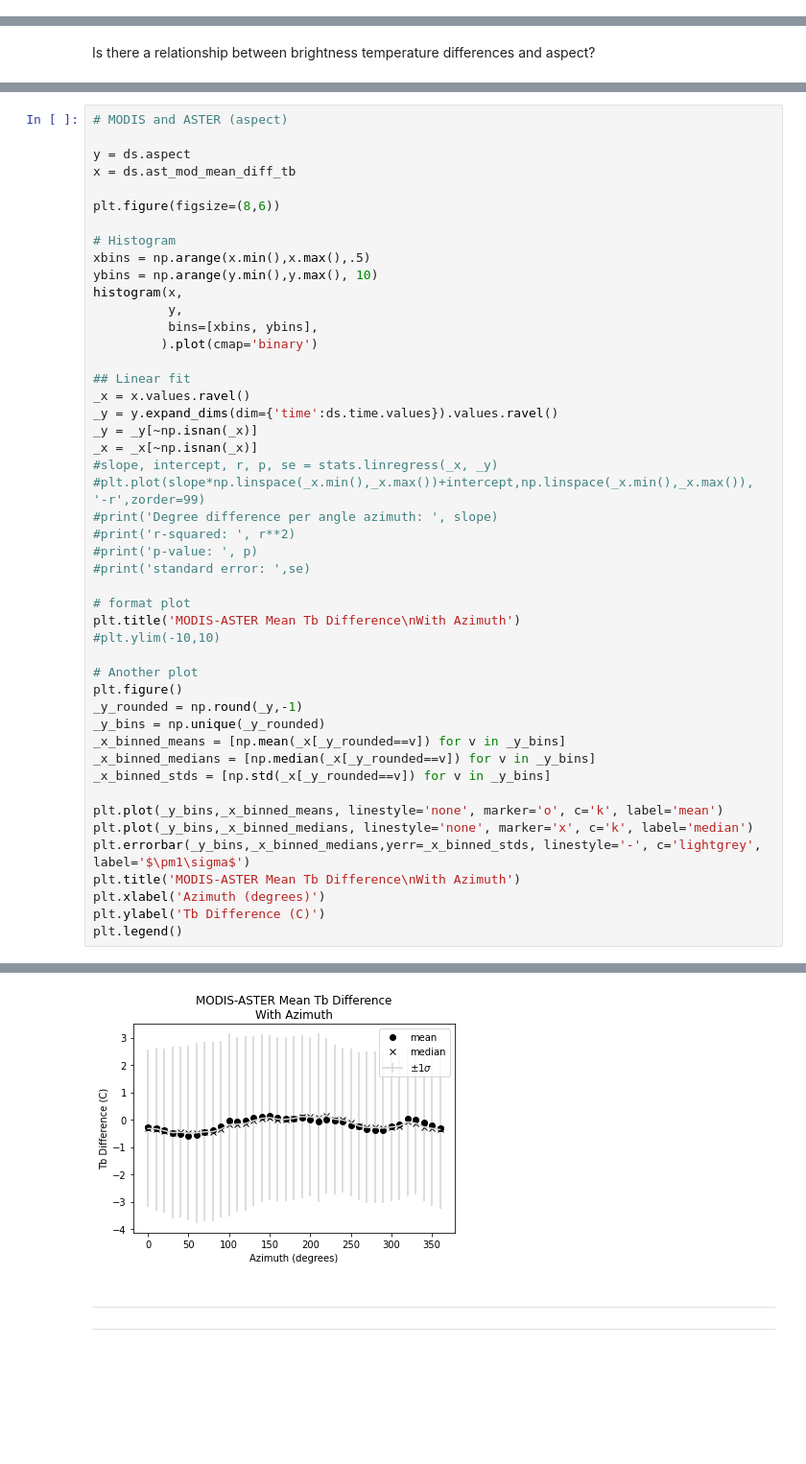
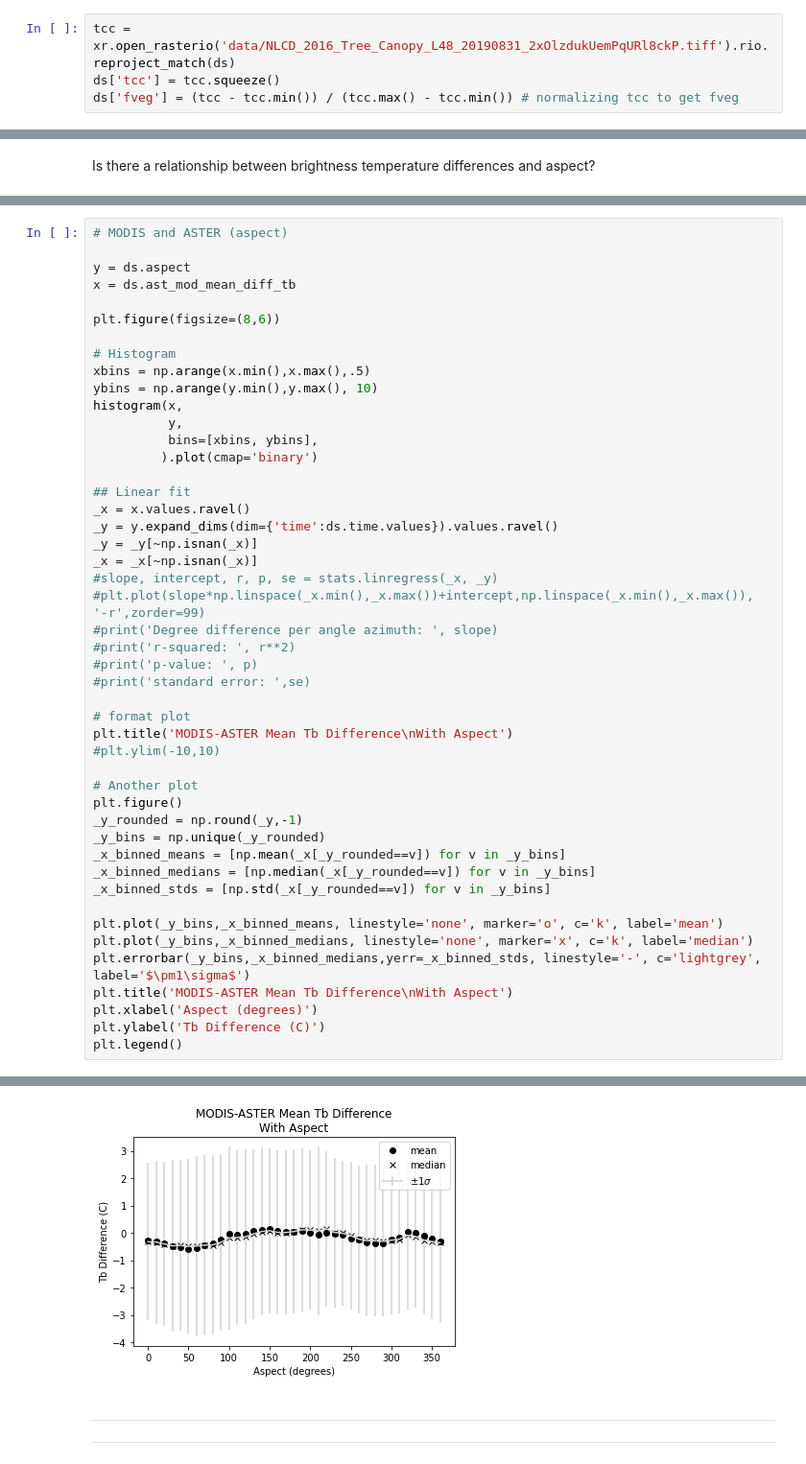
Before and after one commit to spestana/goes-cues, a Jupyter notebook: plot-raster-datasets-2.ipynb, the cells around one changed output, grey strips where cells are left out. Shown at 96% size. Drawn from its saved outputs; the diff is of its cells as text; blank space fills up the shorter version.

```diff
--- a/plot-raster-datasets-2.ipynb
+++ b/plot-raster-datasets-2.ipynb
@@ -145,3 +147,7 @@ Warning! No geotransform defined. Choosing a standard one! (Top left cell's top
+# %%
+tcc = xr.open_rasterio('data/NLCD_2016_Tree_Canopy_L48_20190831_2xOlzdukUemPqURl8ckP.tiff').rio.reproject_match(ds)
+ds['tcc'] = tcc.squeeze()
+ds['fveg'] = (tcc - tcc.min()) / (tcc.max() - tcc.min()) # normalizing tcc to get fveg
 # %%
 plt.figure()
 ds.isel(time=1).ast_mod_mean_diff_tb.plot()
@@ -552,7 +652,7 @@ _x = _x[~np.isnan(_x)]
 #print('standard error: ',se)
 
 # format plot
-plt.title('MODIS-ASTER Mean Tb Difference\nWith Azimuth')
+plt.title('MODIS-ASTER Mean Tb Difference\nWith Aspect')
 #plt.ylim(-10,10)
 
 # Another plot
@@ -566,8 +666,8 @@ _x_binned_stds = [np.std(_x[_y_rounded==v]) for v in _y_bins]
 plt.plot(_y_bins,_x_binned_means, linestyle='none', marker='o', c='k', label='mean')
 plt.plot(_y_bins,_x_binned_medians, linestyle='none', marker='x', c='k', label='median')
 plt.errorbar(_y_bins,_x_binned_medians,yerr=_x_binned_stds, linestyle='-', c='lightgrey', label='$\pm1\sigma$')
-plt.title('MODIS-ASTER Mean Tb Difference\nWith Azimuth')
-plt.xlabel('Azimuth (degrees)')
+plt.title('MODIS-ASTER Mean Tb Difference\nWith Aspect')
+plt.xlabel('Aspect (degrees)')
 plt.ylabel('Tb Difference (C)')
 plt.legend()
 # %% [output]
@@ -576,4 +676,4 @@ plt.legend()
-[figure, old version]
+[figure, new version]
 # %% [markdown]
 ---
 ---
```
Also changed, not shown: parts of 12 cells of this notebook.
